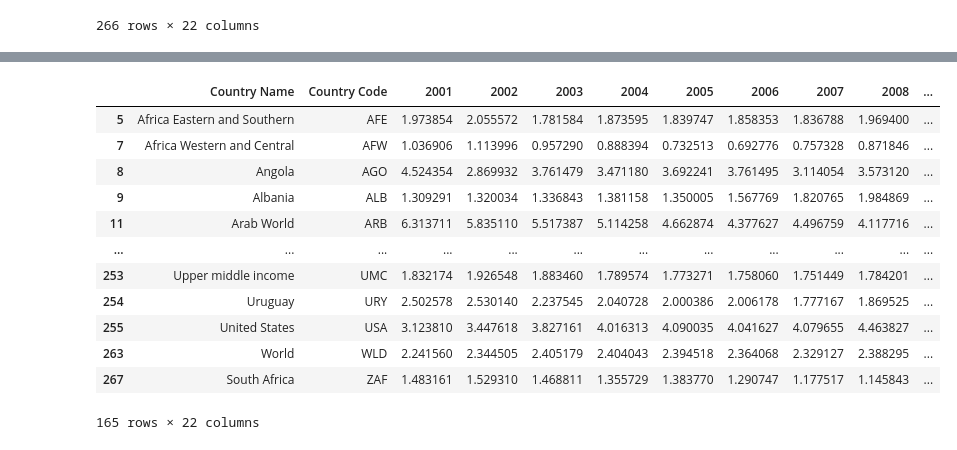
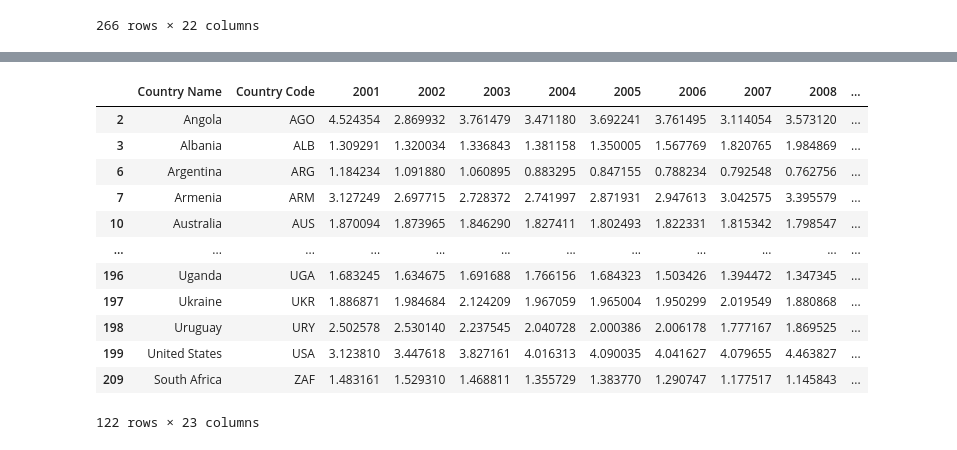
Before and after one commit to svujcich/Global_GDP_Trends, a Jupyter notebook: military_expenditure.ipynb, the cells around one changed output, grey strips where cells are left out. Saved outputs shown, nothing was run; the diff lists cells and outputs as text; code cells hidden in the pictures.

Commit message:
Merging the military expenditures and country codes.

```diff
--- a/military_expenditure.ipynb
+++ b/military_expenditure.ipynb
@@ -109,0 +128,9 @@ dtype: int64
+# %%
+#Drop columns from the country code csv
+country_codes_df.drop(country_codes_df.columns[3:5], inplace=True, axis=1)
+# %%
+#Drop the Alpha-2 code.
+country_codes_df.drop(country_codes_df.columns[1], inplace=True, axis=1)
+# %%
+#Rename the Alpha-3 code
+country_codes_df = country_codes_df.rename(columns={"Alpha-3 code": "Country Code"})
@@ -109,0 +153,3 @@ dtype: int64
+# %%
+countries_mil_exp_df = pd.merge(mil_exp_df, country_codes_df, on= "Country Code", suffixes=["_mil","_codes"])
+countries_mil_exp_df
@@ -110,18 +170,18 @@ dtype: int64
 # %%
-mil_exp_df.dropna()
+countries_mil_exp_df.dropna()
 # %% [output]
 |  | Country Name | Country Code | 2001 | 2002 | 2003 | 2004 | 2005 | 2006 | 2007 | 2008 | ... |
-| 5 | Africa Eastern and Southern | AFE | 1.973854 | 2.055572 | 1.781584 | 1.873595 | 1.839747 | 1.858353 | 1.836788 | 1.969400 | ... |
-| 7 | Africa Western and Central | AFW | 1.036906 | 1.113996 | 0.957290 | 0.888394 | 0.732513 | 0.692776 | 0.757328 | 0.871846 | ... |
-| 8 | Angola | AGO | 4.524354 | 2.869932 | 3.761479 | 3.471180 | 3.692241 | 3.761495 | 3.114054 | 3.573120 | ... |
-| 9 | Albania | ALB | 1.309291 | 1.320034 | 1.336843 | 1.381158 | 1.350005 | 1.567769 | 1.820765 | 1.984869 | ... |
-| 11 | Arab World | ARB | 6.313711 | 5.835110 | 5.517387 | 5.114258 | 4.662874 | 4.377627 | 4.496759 | 4.117716 | ... |
+| 2 | Angola | AGO | 4.524354 | 2.869932 | 3.761479 | 3.471180 | 3.692241 | 3.761495 | 3.114054 | 3.573120 | ... |
+| 3 | Albania | ALB | 1.309291 | 1.320034 | 1.336843 | 1.381158 | 1.350005 | 1.567769 | 1.820765 | 1.984869 | ... |
+| 6 | Argentina | ARG | 1.184234 | 1.091880 | 1.060895 | 0.883295 | 0.847155 | 0.788234 | 0.792548 | 0.762756 | ... |
+| 7 | Armenia | ARM | 3.127249 | 2.697715 | 2.728372 | 2.741997 | 2.871931 | 2.947613 | 3.042575 | 3.395579 | ... |
+| 10 | Australia | AUS | 1.870094 | 1.873965 | 1.846290 | 1.827411 | 1.802493 | 1.822331 | 1.815342 | 1.798547 | ... |
 | ... | ... | ... | ... | ... | ... | ... | ... | ... | ... | ... | ... |
-| 253 | Upper middle income | UMC | 1.832174 | 1.926548 | 1.883460 | 1.789574 | 1.773271 | 1.758060 | 1.751449 | 1.784201 | ... |
-| 254 | Uruguay | URY | 2.502578 | 2.530140 | 2.237545 | 2.040728 | 2.000386 | 2.006178 | 1.777167 | 1.869525 | ... |
-| 255 | United States | USA | 3.123810 | 3.447618 | 3.827161 | 4.016313 | 4.090035 | 4.041627 | 4.079655 | 4.463827 | ... |
-| 263 | World | WLD | 2.241560 | 2.344505 | 2.405179 | 2.404043 | 2.394518 | 2.364068 | 2.329127 | 2.388295 | ... |
-| 267 | South Africa | ZAF | 1.483161 | 1.529310 | 1.468811 | 1.355729 | 1.383770 | 1.290747 | 1.177517 | 1.145843 | ... |
+| 196 | Uganda | UGA | 1.683245 | 1.634675 | 1.691688 | 1.766156 | 1.684323 | 1.503426 | 1.394472 | 1.347345 | ... |
+| 197 | Ukraine | UKR | 1.886871 | 1.984684 | 2.124209 | 1.967059 | 1.965004 | 1.950299 | 2.019549 | 1.880868 | ... |
+| 198 | Uruguay | URY | 2.502578 | 2.530140 | 2.237545 | 2.040728 | 2.000386 | 2.006178 | 1.777167 | 1.869525 | ... |
+| 199 | United States | USA | 3.123810 | 3.447618 | 3.827161 | 4.016313 | 4.090035 | 4.041627 | 4.079655 | 4.463827 | ... |
+| 209 | South Africa | ZAF | 1.483161 | 1.529310 | 1.468811 | 1.355729 | 1.383770 | 1.290747 | 1.177517 | 1.145843 | ... |
-165 rows × 22 columns
+122 rows × 23 columns
 # %%
 mil_exp_df.count()
```
Also changed, not shown: parts of 6 cells of this notebook.
